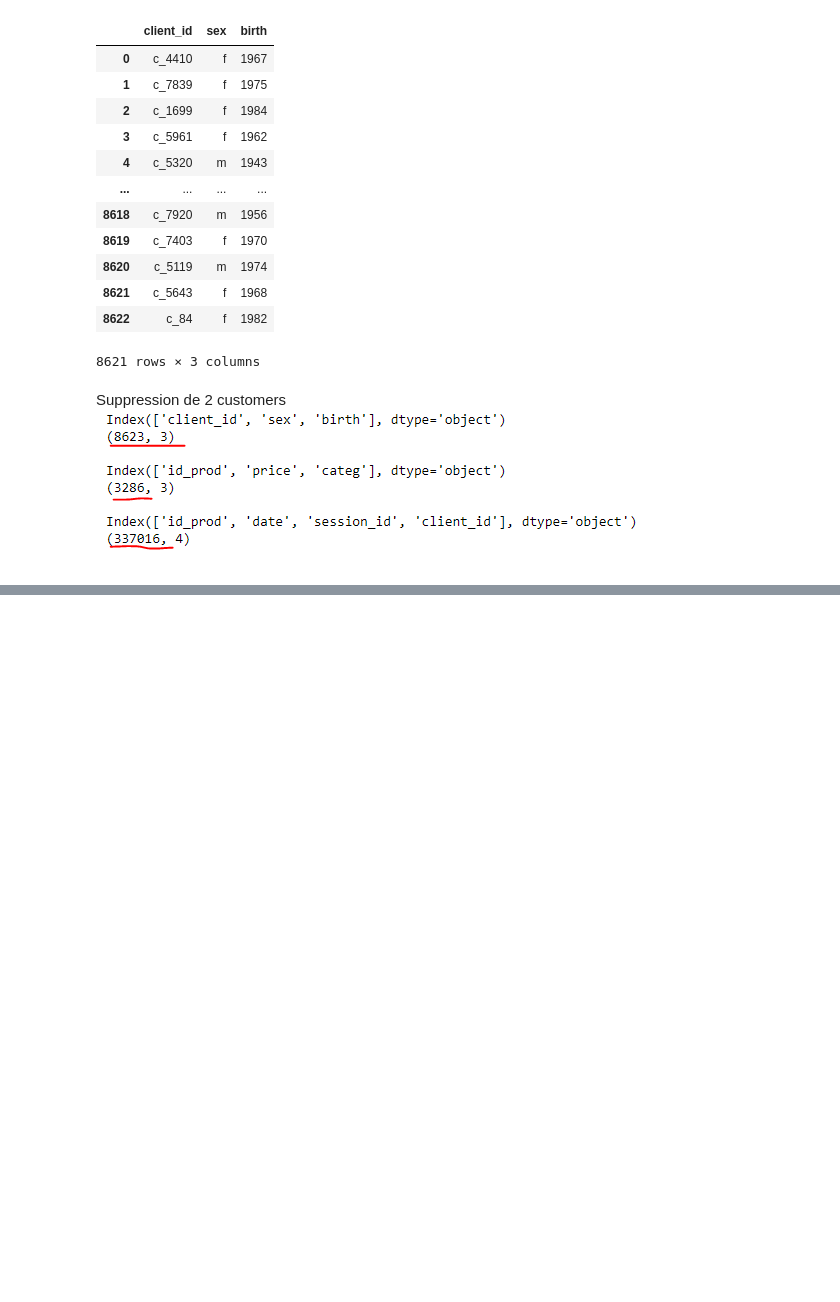
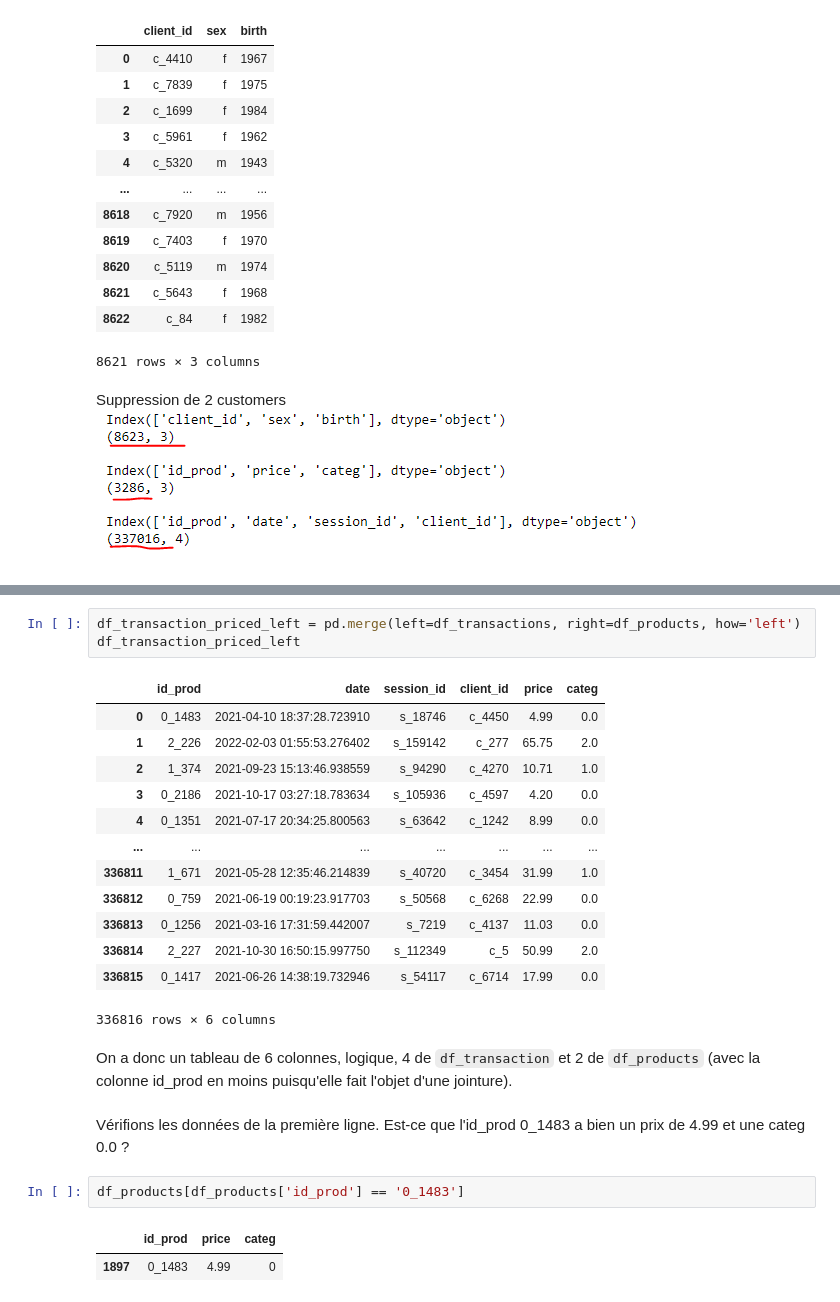
Before and after one commit to nchurlet/Librairie, a Jupyter notebook: Analyse des ventes_Nettoyage_Rendu_Nico.ipynb, the cells around one changed output, grey strips where cells are left out. Saved outputs shown, nothing was run; the diff lists cells and outputs as text; blank space fills up the shorter version.

```diff
--- a/Analyse des ventes_Nettoyage_Rendu_Nico.ipynb
+++ b/Analyse des ventes_Nettoyage_Rendu_Nico.ipynb
@@ -273,0 +325,26 @@ Suppression de 2 customers ![image.png](attachment:image.png)
+# %%
+df_transaction_priced_left = pd.merge(left=df_transactions, right=df_products, how='left')
+df_transaction_priced_left
+# %% [output]
+|  | id_prod | date | session_id | client_id | price | categ |
+| 0 | 0_1483 | 2021-04-10 18:37:28.723910 | s_18746 | c_4450 | 4.99 | 0.0 |
+| 1 | 2_226 | 2022-02-03 01:55:53.276402 | s_159142 | c_277 | 65.75 | 2.0 |
+| 2 | 1_374 | 2021-09-23 15:13:46.938559 | s_94290 | c_4270 | 10.71 | 1.0 |
+| 3 | 0_2186 | 2021-10-17 03:27:18.783634 | s_105936 | c_4597 | 4.20 | 0.0 |
+| 4 | 0_1351 | 2021-07-17 20:34:25.800563 | s_63642 | c_1242 | 8.99 | 0.0 |
+| ... | ... | ... | ... | ... | ... | ... |
+| 336811 | 1_671 | 2021-05-28 12:35:46.214839 | s_40720 | c_3454 | 31.99 | 1.0 |
+| 336812 | 0_759 | 2021-06-19 00:19:23.917703 | s_50568 | c_6268 | 22.99 | 0.0 |
+| 336813 | 0_1256 | 2021-03-16 17:31:59.442007 | s_7219 | c_4137 | 11.03 | 0.0 |
+| 336814 | 2_227 | 2021-10-30 16:50:15.997750 | s_112349 | c_5 | 50.99 | 2.0 |
+| 336815 | 0_1417 | 2021-06-26 14:38:19.732946 | s_54117 | c_6714 | 17.99 | 0.0 |
+336816 rows × 6 columns
+# %% [markdown]
+On a donc un tableau de 6 colonnes, logique, 4 de `df_transaction` et 2 de `df_products` (avec la colonne id_prod en moins puisqu'elle fait l'objet d'une jointure).
+# %% [markdown]
+Vérifions les données de la première ligne. Est-ce que l'id_prod 0_1483 a bien un prix de 4.99 et une categ 0.0 ?
+# %%
+df_products[df_products['id_prod'] == '0_1483']
+# %% [output]
+|  | id_prod | price | categ |
+| 1897 | 0_1483 | 4.99 | 0 |
```
Also changed, not shown: parts of 18 cells of this notebook.
